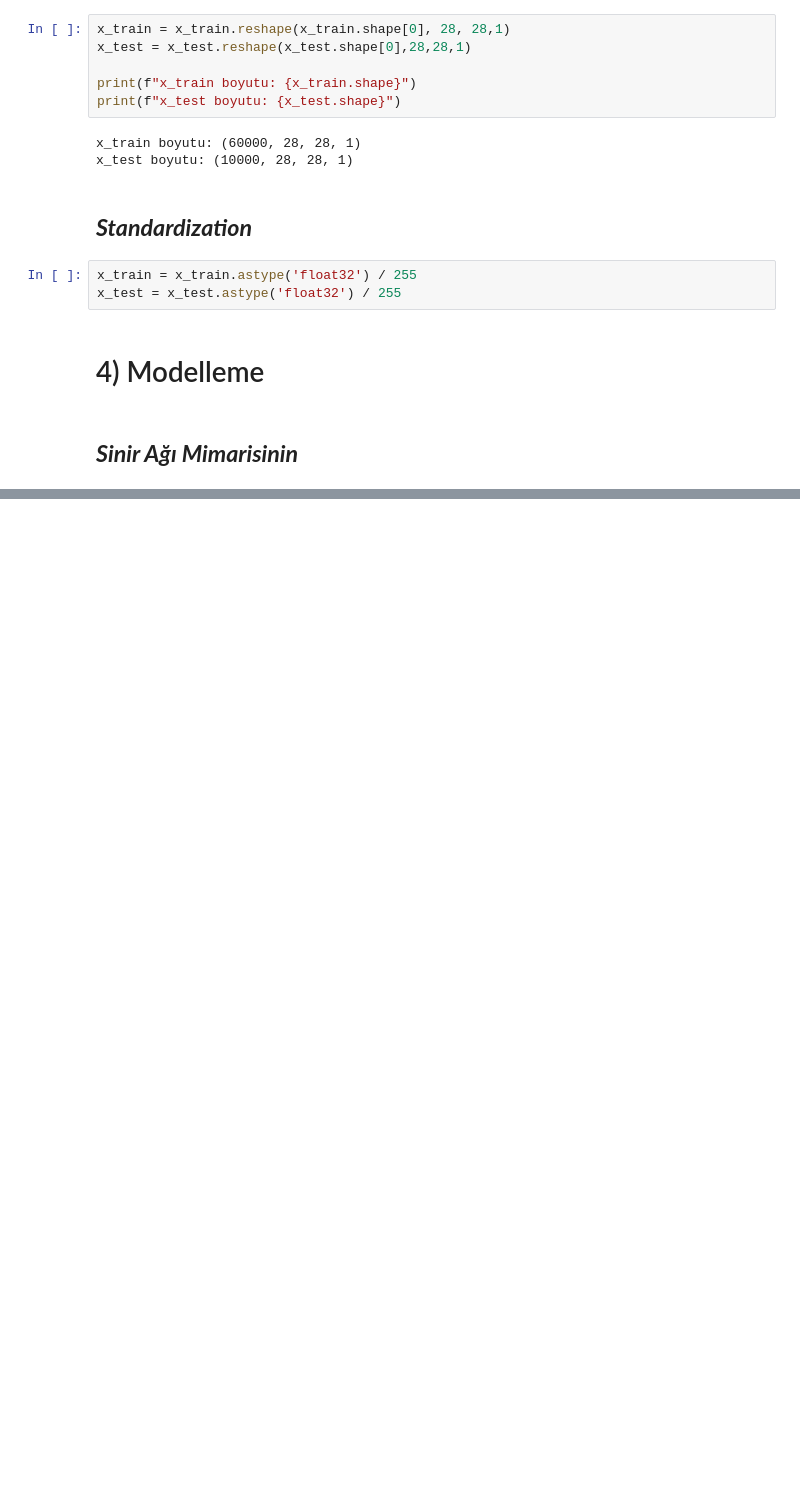
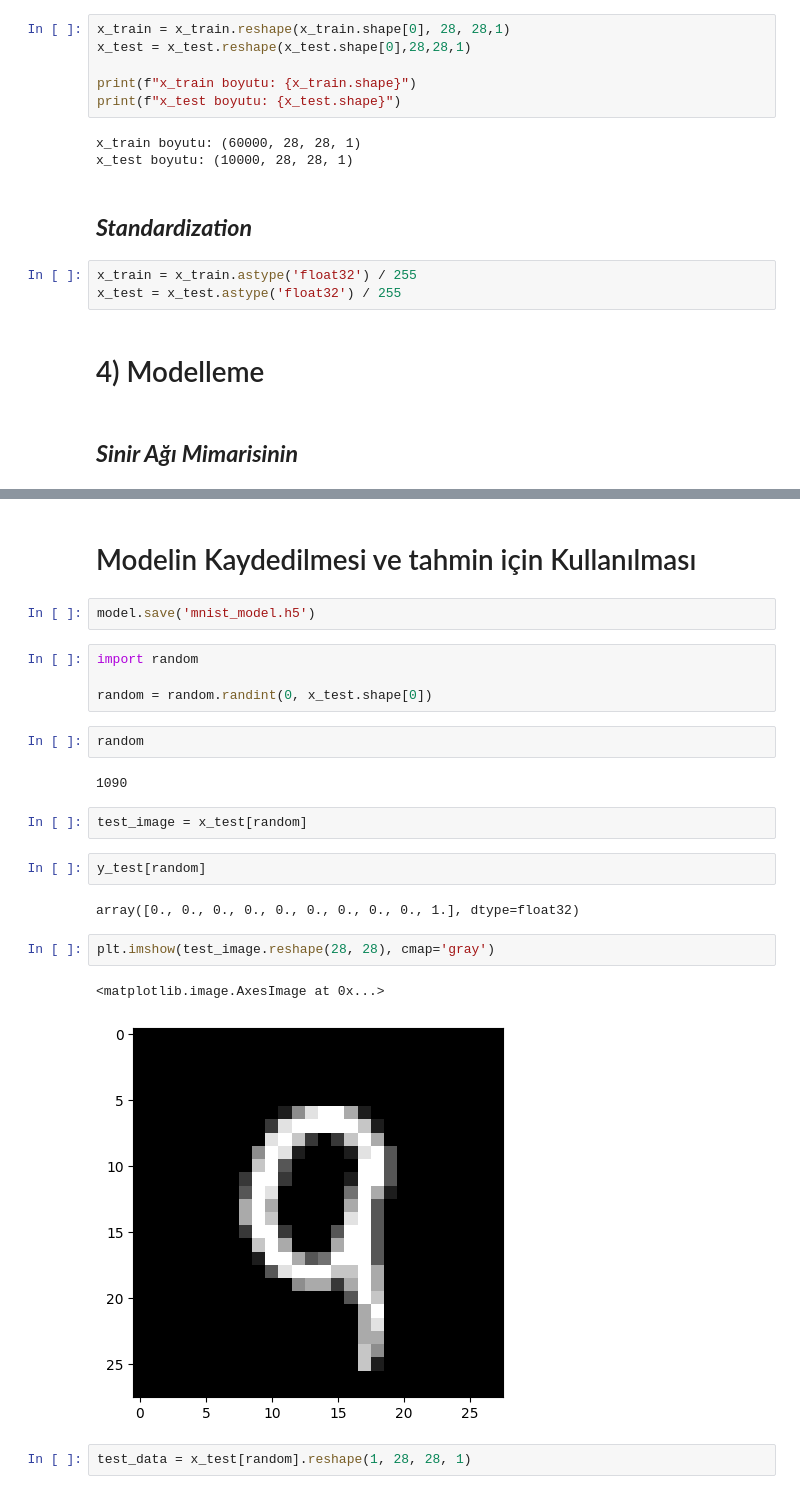
Before and after one commit to HakanBayazitHabes/example_ANN_AI, a Jupyter notebook: ANN_Example.ipynb, the cells around one changed output, grey strips where cells are left out. Cells and saved outputs as stored; diff of their text form; blank space fills up the shorter version.

```diff
--- a/ANN_Example.ipynb
+++ b/ANN_Example.ipynb
@@ -201,0 +330,25 @@ x_test = x_test.astype('float32') / 255
+# %% [markdown]
+# Modelin Kaydedilmesi ve tahmin için Kullanılması
+# %%
+model.save('mnist_model.h5')
+# %%
+import random
+
+random = random.randint(0, x_test.shape[0])
+# %%
+random
+# %% [output]
+1090
+# %%
+test_image = x_test[random]
+# %%
+y_test[random]
+# %% [output]
+array([0., 0., 0., 0., 0., 0., 0., 0., 0., 1.], dtype=float32)
+# %%
+plt.imshow(test_image.reshape(28, 28), cmap='gray')
+# %% [output]
+<matplotlib.image.AxesImage at 0x...>
+[figure, added]
+# %%
+test_data = x_test[random].reshape(1, 28, 28, 1)
```
Also changed, not shown: parts of 12 cells of this notebook.
